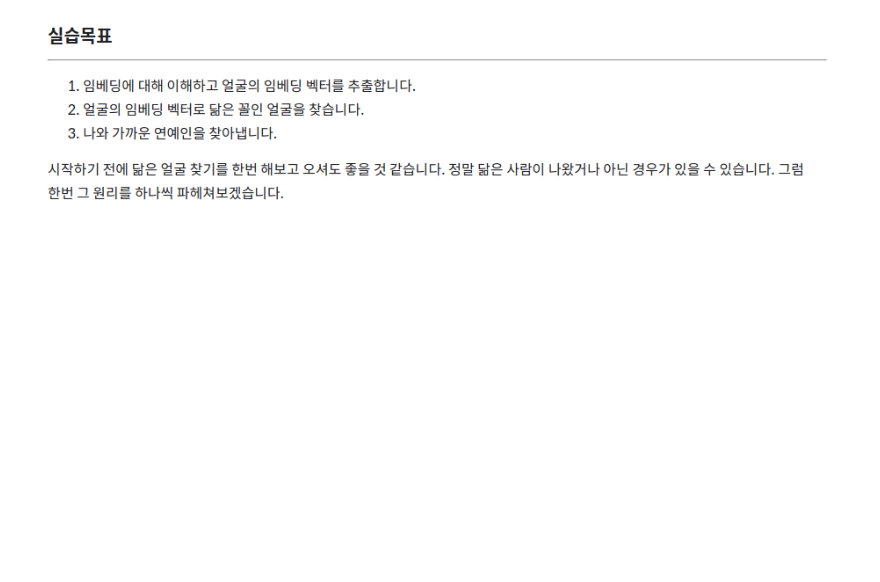
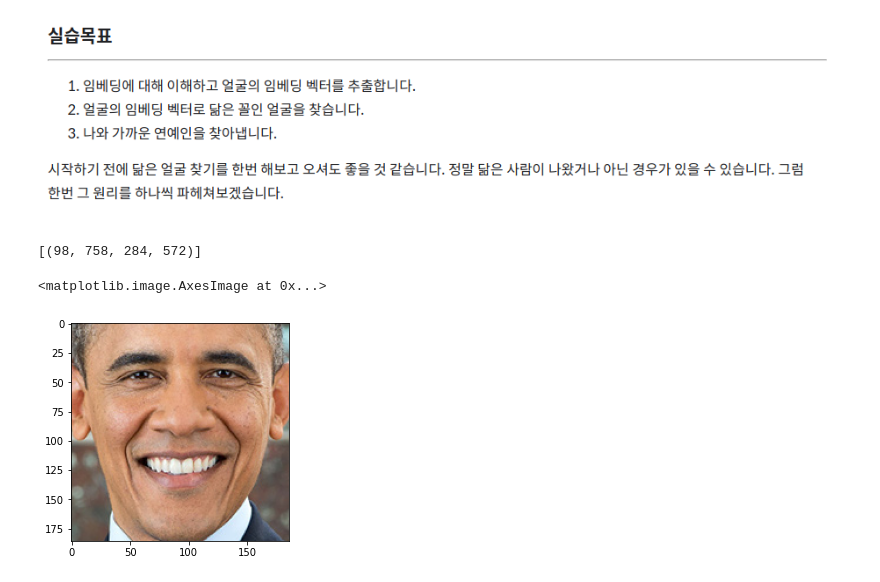
Before and after one commit to minjepark/AIFFEL_SSAC, a Jupyter notebook: exploration/E_07/E_7.ipynb, the cells around one changed output. Cells and saved outputs as stored; diff of their text form; code cells hidden in the pictures; blank space fills up the shorter version.

Commit message:
aiffel

```diff
--- a/exploration/E_07/E_7.ipynb
+++ b/exploration/E_07/E_7.ipynb
@@ -2,3 +2,24 @@
 ![image.png](attachment:image.png)
 # %% [markdown]
 ![image.png](attachment:image.png)
+# %%
+import face_recognition
+import os
+
+image_path = os.getenv('HOME')+'/aiffel/face_embedding/images/obama.jpg'
+image = face_recognition.load_image_file(image_path)
+face_locations = face_recognition.face_locations(image)
+
+print(face_locations)  # 이미지에서 얼굴 영역의 좌표를 출력합니다.
+
+%matplotlib inline
+import matplotlib.pyplot as plt
+
+a, b, c, d = face_locations[0]
+cropped_face = image[a:c,d:b,:]
+
+plt.imshow(cropped_face)   # 이미지에서 얼굴영역만 잘라낸 cropped_face를 그려 봅니다.
+# %% [output]
+[(98, 758, 284, 572)]
+<matplotlib.image.AxesImage at 0x...>
+[figure, added]
```
Also changed, not shown: parts of 9 cells of this notebook, 2 other files.
